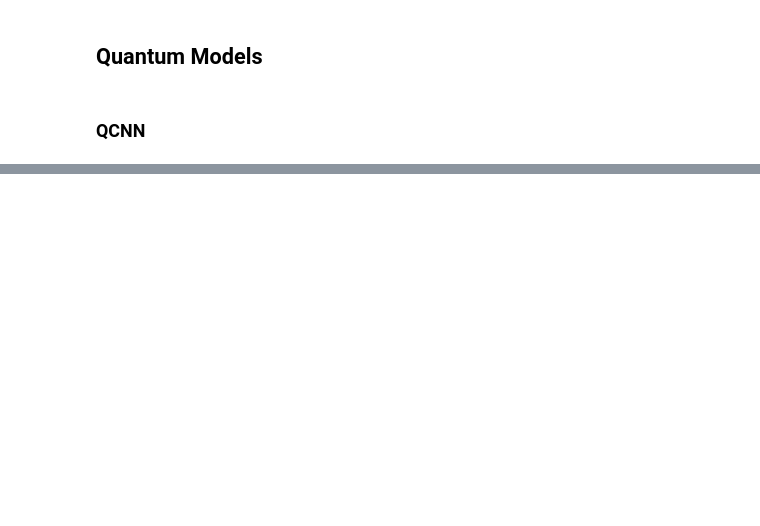
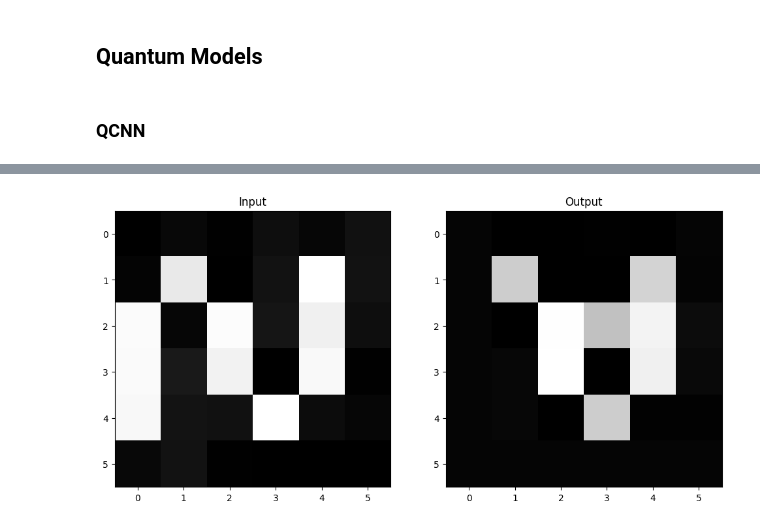
Before and after one commit to GivyBoy/quantum-ml, a Jupyter notebook: intro_quantum_ml.ipynb, the cells around one changed output, grey strips where cells are left out. Cells and saved outputs as stored; diff of their text form; code cells hidden in the pictures; blank space fills up the shorter version.

```diff
--- a/intro_quantum_ml.ipynb
+++ b/intro_quantum_ml.ipynb
@@ -426,0 +773,4 @@ print(f"Accuracy from the test data : {np.round(100 * classifier.score(x, y), 2)
+# %%
+mu, std = padded_train_images.mean(), padded_train_images.std()
+padded_train_images.sub_(mu).div_(std)
+padded_train_images_loader = DataLoader(dataset=padded_train_images, batch_size=4, shuffle=True)
@@ -426,0 +870,3 @@ print(f"Accuracy from the test data : {np.round(100 * classifier.score(x, y), 2)
+# %%
+small_autoencoder = AutoEncoder(nb_channels=1, embedding_dim=5)
+small_autoencoder = small_autoencoder.to(DEVICE)
@@ -426,0 +875,2 @@ print(f"Accuracy from the test data : {np.round(100 * classifier.score(x, y), 2)
+# %%
+train_autoencoder(small_autoencoder, padded_train_images_loader, get_optimizer(small_autoencoder), nb_epochs=500)
@@ -426,0 +891,7 @@ print(f"Accuracy from the test data : {np.round(100 * classifier.score(x, y), 2)
+# %%
+input = padded_train_images[7].to(DEVICE)
+z, output = get_encoded_decoded(small_autoencoder, input)
+# %%
+plot_imgs(input.cpu().detach().numpy().squeeze(), output.cpu().detach().numpy().squeeze())
+# %% [output]
+[figure, added]
```
Also changed, not shown: parts of 29 cells of this notebook.
